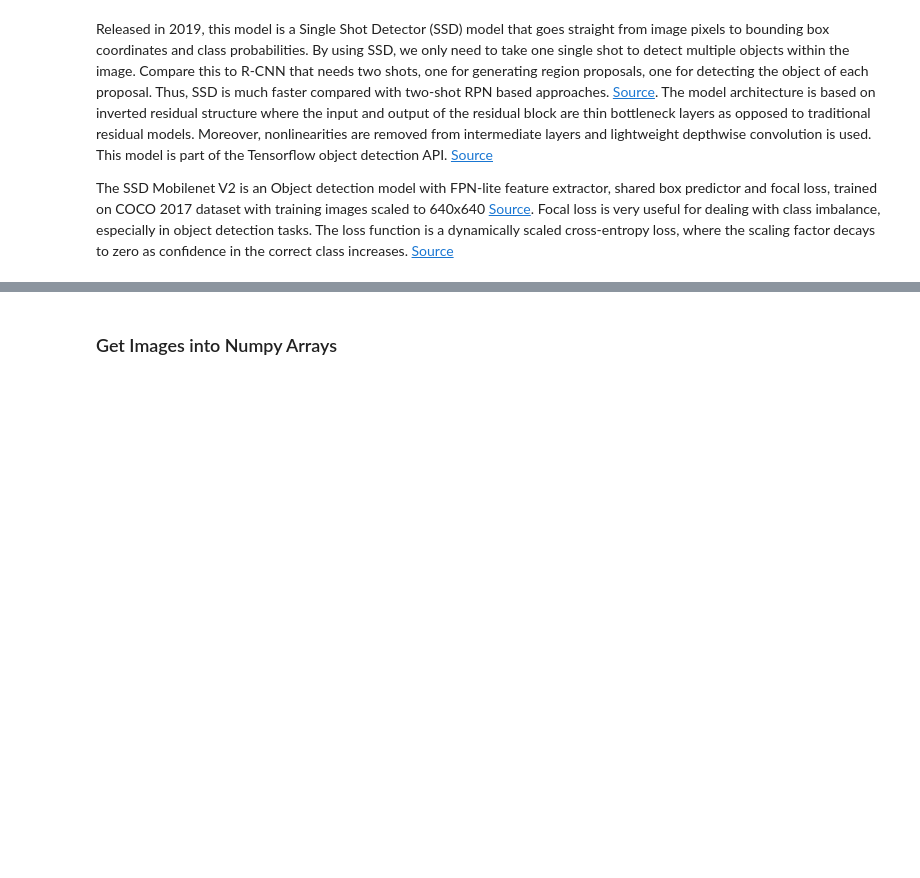
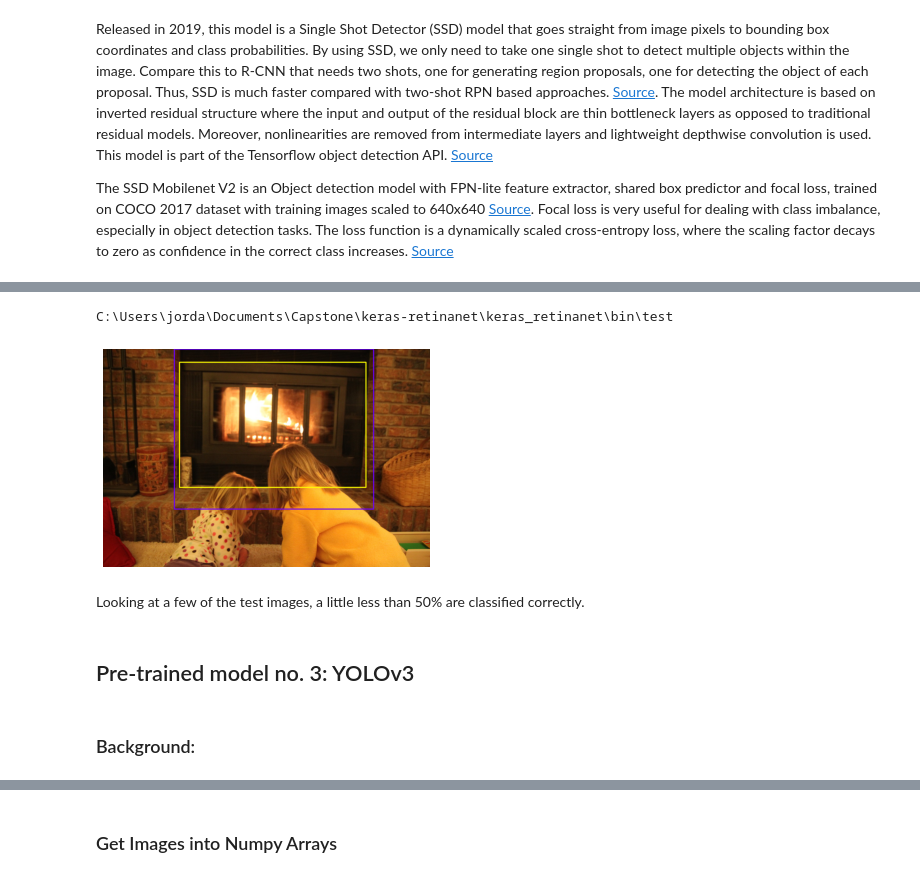
Before and after one commit to jordandarbyshire/amenity_detection, a Jupyter notebook: amenity_detection.ipynb, the cells around one changed output, grey strips where cells are left out. Cells and saved outputs as stored; diff of their text form; code cells hidden in the pictures; blank space fills up the shorter version.

```diff
--- a/amenity_detection.ipynb
+++ b/amenity_detection.ipynb
@@ -389,0 +709,4 @@ In Faster R-CNN, region proposal generation and object detection tasks are all d
+# %%
+# Read in the label classes
+labels_to_names = pd.read_csv(CLASSES_FILE, header=None).T.loc[0].to_dict()
+labels_to_names
@@ -389,0 +742,37 @@ In Faster R-CNN, region proposal generation and object detection tasks are all d
+# %%
+# Function #2: Draw detected boxes on the image
+# Set minimum threshold score
+THRES_SCORE = 0.3
+
+def draw_detections(image, boxes, scores, labels):
+
+    for box, score, label in zip(boxes[0], scores[0], labels[0]):
+        if score < THRES_SCORE:
+            break
+
+    color = label_color(label)
+
+    b = box.astype(int)
+    draw_box(image, b, color=color)
+
+    caption = "{} {:.3f}".format(labels_to_names[label], score)
+    draw_caption(image, b, caption)
+# %%
+# Function #3: Show detected objects along with predictions
+def show_detected_objects(image_row):
+
+    img_path = image_row.image_name
+    image = read_image_bgr(img_path)
+    boxes, scores, labels = predict(image)
+    draw = image.copy()
+    draw = cv2.cvtColor(draw, cv2.COLOR_BGR2RGB)
+    true_box = [image_row.x_min, image_row.y_min, image_row.x_max, image_row.y_max]
+
+    draw_box(draw, true_box, color=(255, 255, 0))
+    draw_detections(draw, boxes, scores, labels)
+
+    plt.axis('off')
+    plt.imshow(draw)
+    plt.imsave('predicted_image.jpg', draw)
+
+    plt.show()
@@ -389,0 +789,15 @@ In Faster R-CNN, region proposal generation and object detection tasks are all d
+# %%
+cd test
+# %% [output]
+C:\Users\jorda\Documents\Capstone\keras-retinanet\keras_retinanet\bin\test
+# %%
+# Yellow boxes are the true annotation, blue are the detected objects with confidence score above 0.3
+show_detected_objects(test_df.iloc[217])
+# %% [output]
+[figure, added]
+# %% [markdown]
+Looking at a few of the test images, a little less than 50% are classified correctly.
+# %% [markdown]
+## Pre-trained model no. 3: YOLOv3
+# %% [markdown]
+### Background:
```
Also changed, not shown: parts of 105 cells of this notebook.
